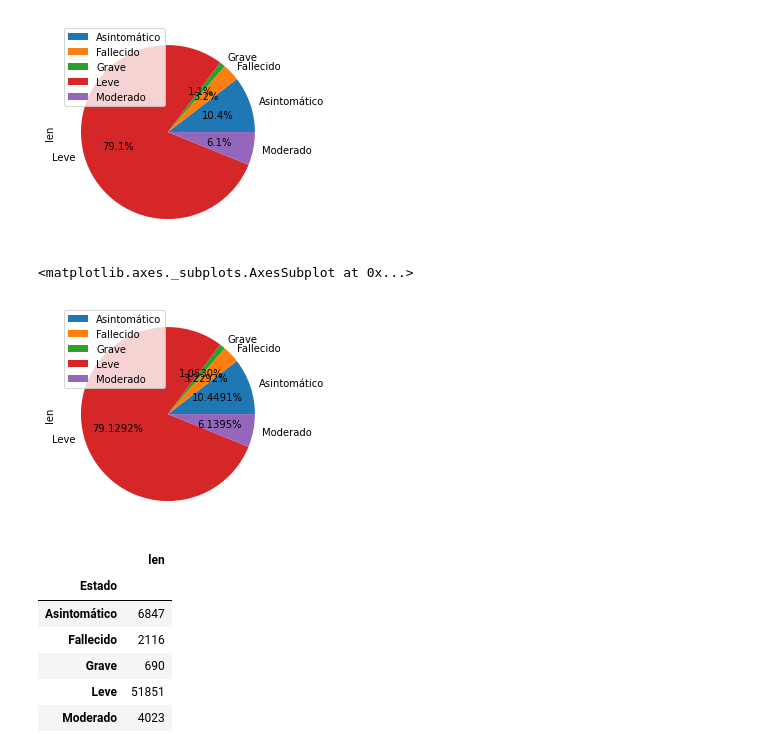
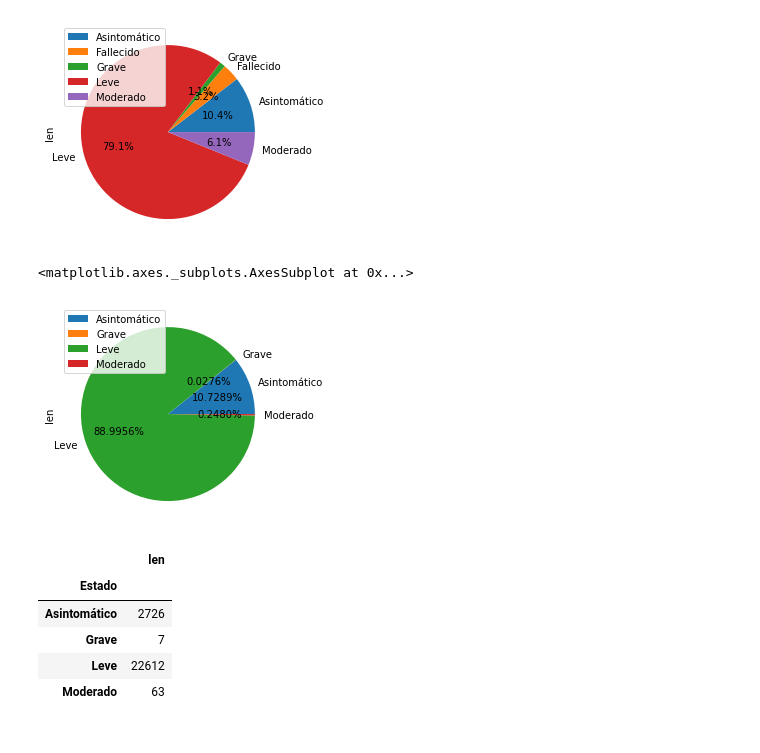
Before and after one commit to ikki2530/maths_python, a Jupyter notebook: basic_datascience/pandas_practice/covid19colombia/covid19colombia.ipynb, the cells around one changed output. Cells and saved outputs as stored; diff of their text form; code cells hidden in the pictures.

```diff
--- a/basic_datascience/pandas_practice/covid19colombia/covid19colombia.ipynb
+++ b/basic_datascience/pandas_practice/covid19colombia/covid19colombia.ipynb
@@ -230,19 +231,17 @@ new.plot(kind='pie', y='len', autopct="%0.1f%%")
 <Figure size 1008x504 with 0 Axes>
 [figure]
 # %%
-#muertos, recuperados, no recuperados
-new_recuperados = df_estado.groupby('Estado').Estado.agg([len])
+new_recuperados = df_recuperados.groupby('Estado').Estado.agg([len])
 new_recuperados.plot(kind='pie', y='len', autopct="%1.4f%%")
 # %% [output]
 <matplotlib.axes._subplots.AxesSubplot at 0x...>
-[figure, old version]
+[figure, new version]
 # %%
 new_recuperados
 # %% [output]
 |  | len |
 | Estado |  |
-| Asintomático | 6847 |
-| Fallecido | 2116 |
-| Grave | 690 |
-| Leve | 51851 |
-| Moderado | 4023 |
+| Asintomático | 2726 |
+| Grave | 7 |
+| Leve | 22612 |
+| Moderado | 63 |
```
Also changed, not shown: parts of 7 cells of this notebook.
